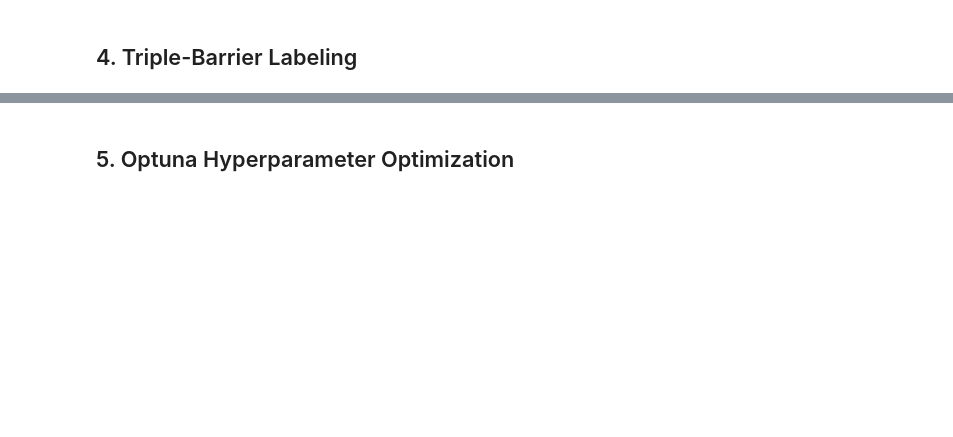
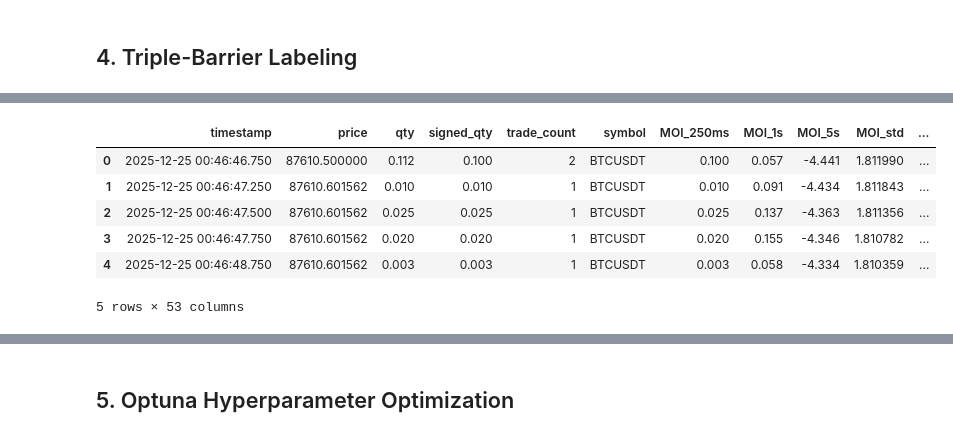
Before and after one commit to kingsonn/hydra-v3, a Jupyter notebook: hydra_v3_enhanced.ipynb, the cells around one changed output, grey strips where cells are left out. Cells and saved outputs as stored; diff of their text form; code cells hidden in the pictures; blank space fills up the shorter version.

```diff
--- a/hydra_v3_enhanced.ipynb
+++ b/hydra_v3_enhanced.ipynb
@@ -189,12 +215,12 @@ def compute_base_features(df_sym: pd.DataFrame, symbol: str) -> pd.DataFrame:
     # ATR for triple barrier
     bars["atr_5m"] = bars["ret"].abs().rolling(1200).mean() * bars["price"]
 
-    # Vol regime
+    # Vol regime - use STRING type instead of Categorical to survive merges
     bars["vol_regime"] = pd.cut(
         bars["vol_rank"],
         bins=[-np.inf, 0.3, 0.7, np.inf],
         labels=["LOW", "MID", "HIGH"]
-    )
+    ).astype(str)  # Convert to string to survive merge operations
 
     # ============ STRUCTURE FEATURES ============
     BIN_SIZE = 10
@@ -287,15 +331,14 @@ def add_cross_sectional_features(all_bars: Dict[str, pd.DataFrame]) -> Dict[str,
 
         # Compute rank (0-1) across symbols for each timestamp
         symbol_cols = [s for s in PAIRS if s in cross_df.columns]
-        cross_df["rank_data"] = cross_df[symbol_cols].rank(axis=1, pct=True)
 
         # Add rank back to each symbol's bars
         for symbol in symbol_cols:
             rank_col = f"{feature}_rank"
-            # Get rank for this symbol
-            symbol_ranks = cross_df[["ts_key", symbol]].copy()
+            # Get rank for this symbol at each timestamp
+            symbol_ranks = pd.DataFrame()
+            symbol_ranks["ts_key"] = cross_df["ts_key"]
             symbol_ranks[rank_col] = cross_df[symbol_cols].rank(axis=1, pct=True)[symbol]
-            symbol_ranks = symbol_ranks[["ts_key", rank_col]]
 
             # Merge back
             all_bars[symbol] = all_bars[symbol].merge(
@@ -547,0 +693,10 @@ def create_triple_barrier_labels(
+# %%
+df_decision.head()
+# %% [output]
+|  | timestamp | price | qty | signed_qty | trade_count | symbol | MOI_250ms | MOI_1s | MOI_5s | MOI_std | ... |
+| 0 | 2025-12-25 00:46:46.750 | 87610.500000 | 0.112 | 0.100 | 2 | BTCUSDT | 0.100 | 0.057 | -4.441 | 1.811990 | ... |
+| 1 | 2025-12-25 00:46:47.250 | 87610.601562 | 0.010 | 0.010 | 1 | BTCUSDT | 0.010 | 0.091 | -4.434 | 1.811843 | ... |
+| 2 | 2025-12-25 00:46:47.500 | 87610.601562 | 0.025 | 0.025 | 1 | BTCUSDT | 0.025 | 0.137 | -4.363 | 1.811356 | ... |
+| 3 | 2025-12-25 00:46:47.750 | 87610.601562 | 0.020 | 0.020 | 1 | BTCUSDT | 0.020 | 0.155 | -4.346 | 1.810782 | ... |
+| 4 | 2025-12-25 00:46:48.750 | 87610.601562 | 0.003 | 0.003 | 1 | BTCUSDT | 0.003 | 0.058 | -4.334 | 1.810359 | ... |
+5 rows × 53 columns
```
Also changed, not shown: parts of 21 cells of this notebook, 28 other files.
